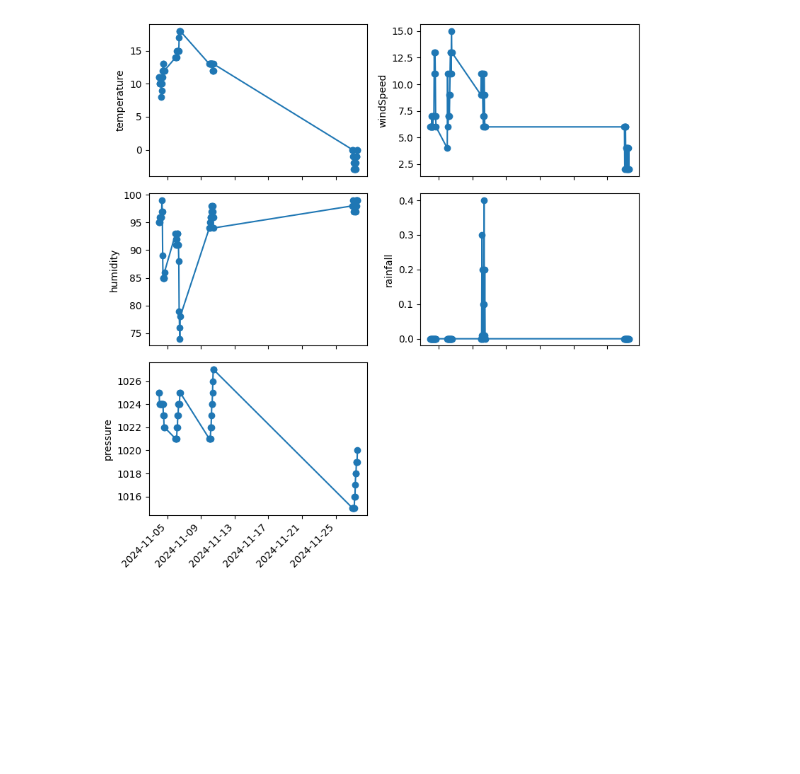
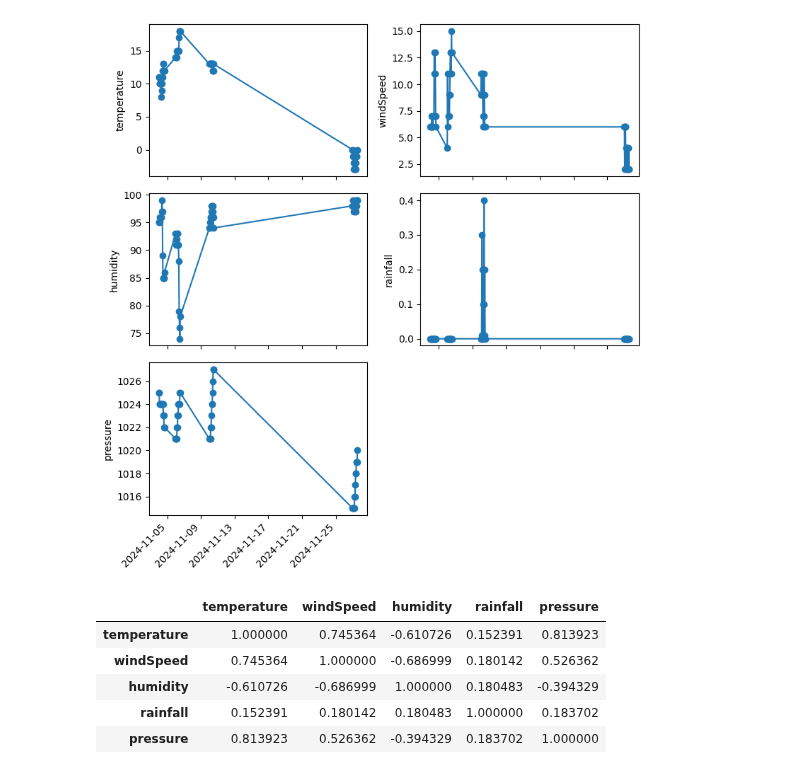
Before and after one commit to gfmg/CI_gfmg, a Jupyter notebook: weather.ipynb, the cells around one changed output. Drawn from its saved outputs; the diff is of its cells as text; code cells hidden in the pictures; blank space fills up the shorter version.

```diff
--- a/weather.ipynb
+++ b/weather.ipynb
@@ -212,3 +212,12 @@ plt.tight_layout()
 plt.show()
 # %% [output]
 [figure]
+# %%
+wdata[["temperature","windSpeed","humidity","rainfall","pressure"]].corr()
+# %% [output]
+|  | temperature | windSpeed | humidity | rainfall | pressure |
+| temperature | 1.000000 | 0.745364 | -0.610726 | 0.152391 | 0.813923 |
+| windSpeed | 0.745364 | 1.000000 | -0.686999 | 0.180142 | 0.526362 |
+| humidity | -0.610726 | -0.686999 | 1.000000 | 0.180483 | -0.394329 |
+| rainfall | 0.152391 | 0.180142 | 0.180483 | 1.000000 | 0.183702 |
+| pressure | 0.813923 | 0.526362 | -0.394329 | 0.183702 | 1.000000 |
```
